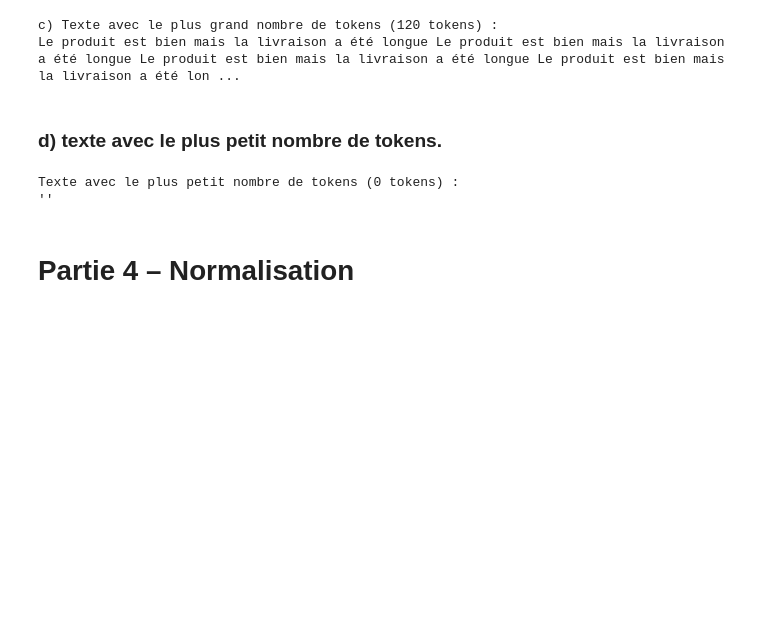
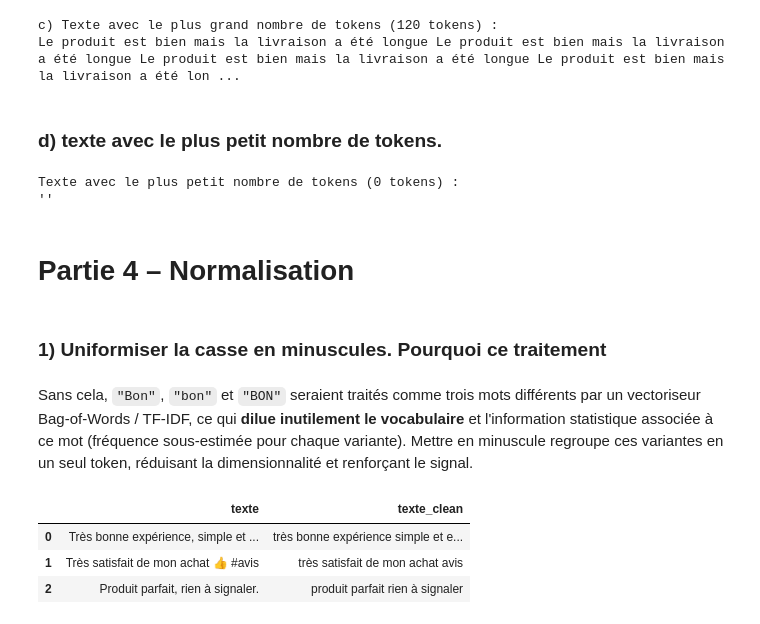
Before and after one commit to dinho325/atelier_prepa_donnees_textuelles, a Jupyter notebook: notebooks/atelier_prepa_donnees_textuelles.ipynb, the cells around one changed output. Drawn from its saved outputs; the diff is of its cells as text; code cells hidden in the pictures; blank space fills up the shorter version.

Commit message:
1) Uniformiser la casse en minuscules. Pourquoi ce traitement ?

```diff
--- a/notebooks/atelier_prepa_donnees_textuelles.ipynb
+++ b/notebooks/atelier_prepa_donnees_textuelles.ipynb
@@ -499,3 +499,18 @@ Texte avec le plus petit nombre de tokens (0 tokens) :
 ''
 # %% [markdown]
 # Partie 4 – Normalisation
+# %% [markdown]
+### 1) Uniformiser la casse en minuscules. Pourquoi ce traitement
+# %% [markdown]
+Sans cela, `"Bon"`, `"bon"` et `"BON"` seraient traités comme trois mots différents par un
+vectoriseur Bag-of-Words / TF-IDF, ce qui **dilue inutilement le vocabulaire** et l'information
+statistique associée à ce mot (fréquence sous-estimée pour chaque variante). Mettre en minuscule
+regroupe ces variantes en un seul token, réduisant la dimensionnalité et renforçant le signal.
+# %%
+df["texte_clean"] = df["texte_clean"].str.lower()
+df[["texte", "texte_clean"]].head(3)
+# %% [output]
+|  | texte | texte_clean |
+| 0 | Très bonne expérience, simple et ... | très bonne expérience simple et e... |
+| 1 | Très satisfait de mon achat 👍 #avis | très satisfait de mon achat avis |
+| 2 | Produit parfait, rien à signaler. | produit parfait rien à signaler |
```
